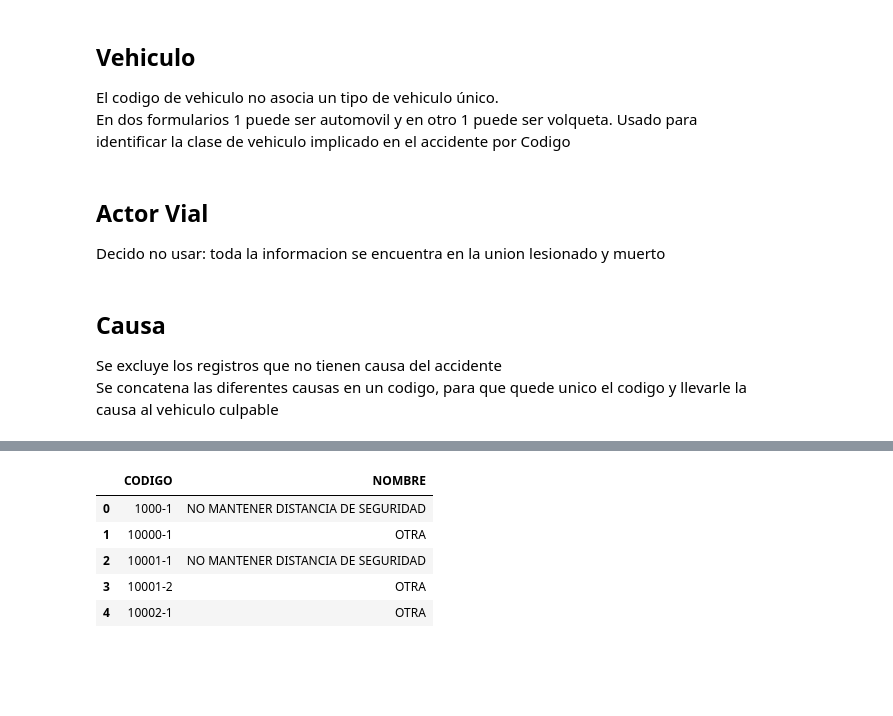
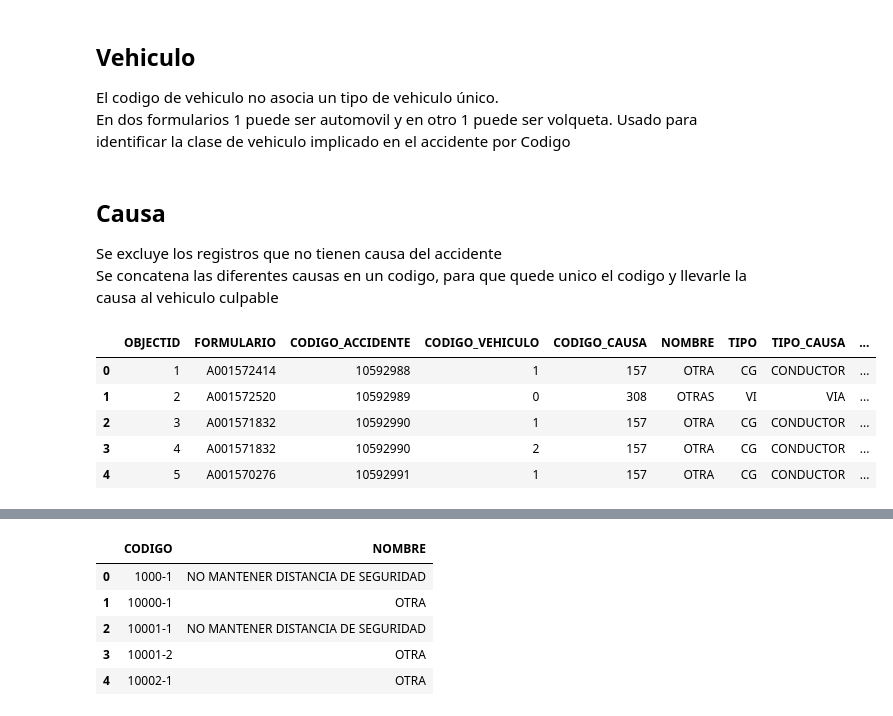
Before and after one commit to santiago-higuitau/ml_accident_bgta, a Jupyter notebook: notebooks/03_Analisis descriptivo.ipynb, the cells around one changed output, grey strips where cells are left out. Cells and saved outputs as stored; diff of their text form; code cells hidden in the pictures; blank space fills up the shorter version.

Commit message:
cant fracciones tabla causa

```diff
--- a/notebooks/03_Analisis descriptivo.ipynb
+++ b/notebooks/03_Analisis descriptivo.ipynb
@@ -290,11 +301,17 @@ Usado para identificar la clase de vehiculo implicado en el accidente por Codigo
 # %%
 VEHICULO["CODIGO_VEHICULO"] = VEHICULO["CODIGO_VEHICULO"].astype("Int64").astype("str")
 VEHICULO = VEHICULO[["CODIGO", "CLASE", "SERVICIO"]]
-# %% [markdown]
-## Actor Vial
-Decido no usar: toda la informacion se encuentra en la union lesionado y muerto
 # %% [markdown]
 ## Causa
 Se excluye los registros que no tienen causa del accidente <br>
 Se concatena las diferentes causas en un codigo, para que quede unico el codigo y llevarle la causa al vehiculo culpable
+# %%
+CAUSA.head()
+# %% [output]
+|  | OBJECTID | FORMULARIO | CODIGO_ACCIDENTE | CODIGO_VEHICULO | CODIGO_CAUSA | NOMBRE | TIPO | TIPO_CAUSA | ... |
+| 0 | 1 | A001572414 | 10592988 | 1 | 157 | OTRA | CG | CONDUCTOR | ... |
+| 1 | 2 | A001572520 | 10592989 | 0 | 308 | OTRAS | VI | VIA | ... |
+| 2 | 3 | A001571832 | 10592990 | 1 | 157 | OTRA | CG | CONDUCTOR | ... |
+| 3 | 4 | A001571832 | 10592990 | 2 | 157 | OTRA | CG | CONDUCTOR | ... |
+| 4 | 5 | A001570276 | 10592991 | 1 | 157 | OTRA | CG | CONDUCTOR | ... |
 # %%
```
Also changed, not shown: parts of 7 cells of this notebook.
